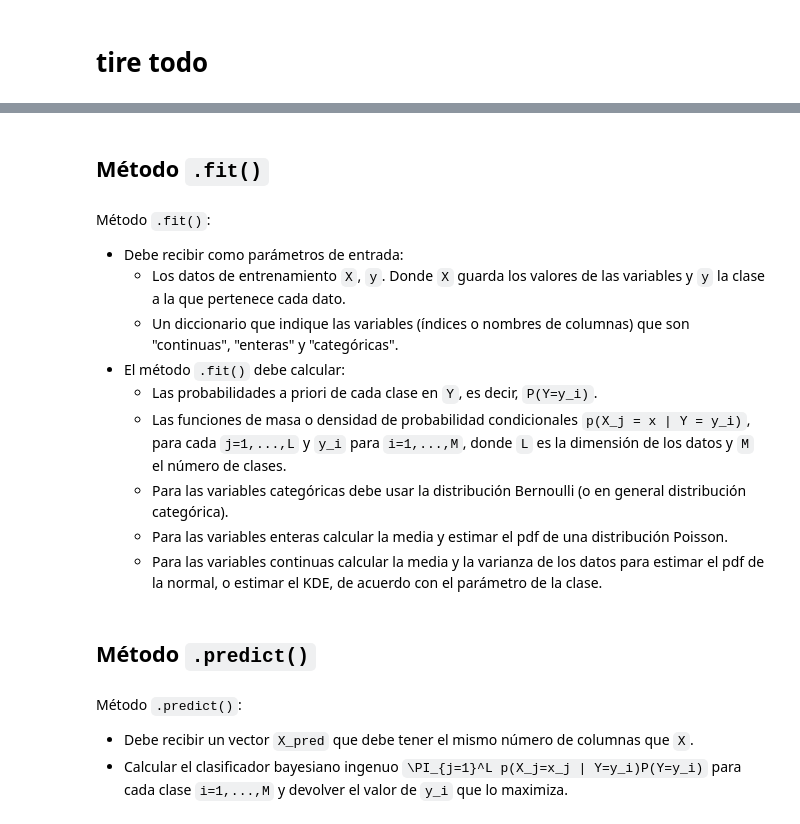
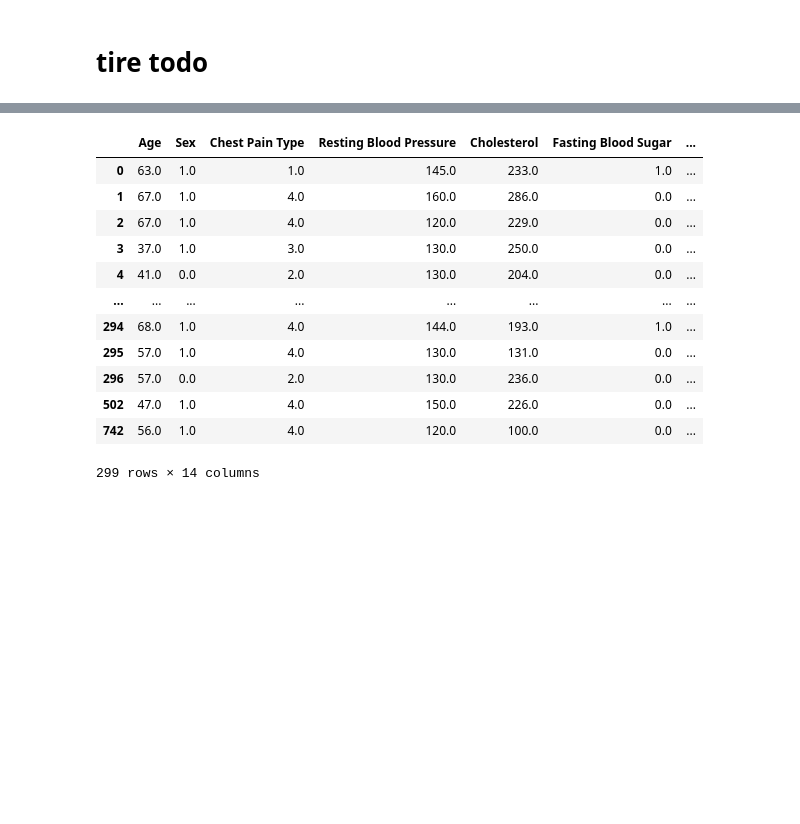
Before and after one commit to heritaco/Pattern-Recognition, a Jupyter notebook: 02-Clasificadores-Probabilisticos/Act2_Trejo_Espino.ipynb, the cells around one changed output, grey strips where cells are left out. Drawn from its saved outputs; the diff is of its cells as text; code cells hidden in the pictures; blank space fills up the shorter version.

Commit message:
funcion

```diff
--- a/02-Clasificadores-Probabilisticos/Act2_Trejo_Espino.ipynb
+++ b/02-Clasificadores-Probabilisticos/Act2_Trejo_Espino.ipynb
@@ -481,6 +476,6 @@ pxIw0.head()
 # %% [markdown]
 # tire todo
 # %%
-cleavland.replace("?", np.nan, inplace=True)
-cleavland.dropna(inplace=True)
-cleavland = cleavland.apply(pd.to_numeric)
+df.replace("?", np.nan, inplace=True)
+df.dropna(inplace=True)
+df = df.apply(pd.to_numeric)
@@ -529,19 +482,16 @@ plt.show()
-# %% [markdown]
-## **Método `.fit()`**
-# %% [markdown]
-Método `.fit()`:
-- Debe recibir como parámetros de entrada:
-  - Los datos de entrenamiento `X`, `y`. Donde `X` guarda los valores de las variables y `y` la clase a la que pertenece cada dato.
-  - Un diccionario que indique las variables (índices o nombres de columnas) que son "continuas", "enteras" y "categóricas".
-- El método `.fit()` debe calcular:
-  - Las probabilidades a priori de cada clase en `Y`, es decir, `P(Y=y_i)`.
-  - Las funciones de masa o densidad de probabilidad condicionales `p(X_j = x | Y = y_i)`, para cada `j=1,...,L` y `y_i` para `i=1,...,M`, donde `L` es la dimensión de los datos y `M` el número de clases.
-  - Para las variables categóricas debe usar la distribución Bernoulli (o en general distribución categórica).
-  - Para las variables enteras calcular la media y estimar el pdf de una distribución Poisson.
-  - Para las variables continuas calcular la media y la varianza de los datos para estimar el pdf de la normal, o estimar el KDE, de acuerdo con el parámetro de la clase.
-# %% [markdown]
-## **Método `.predict()`**
-# %% [markdown]
-Método `.predict()`:
-- Debe recibir un vector `X_pred` que debe tener el mismo número de columnas que `X`.
-- Calcular el clasificador bayesiano ingenuo `\PI_{j=1}^L p(X_j=x_j | Y=y_i)P(Y=y_i)` para cada clase `i=1,...,M` y devolver el valor de `y_i` que lo maximiza.
+# %%
+df
+# %% [output]
+|  | Age | Sex | Chest Pain Type | Resting Blood Pressure | Cholesterol | Fasting Blood Sugar | ... |
+| 0 | 63.0 | 1.0 | 1.0 | 145.0 | 233.0 | 1.0 | ... |
+| 1 | 67.0 | 1.0 | 4.0 | 160.0 | 286.0 | 0.0 | ... |
+| 2 | 67.0 | 1.0 | 4.0 | 120.0 | 229.0 | 0.0 | ... |
+| 3 | 37.0 | 1.0 | 3.0 | 130.0 | 250.0 | 0.0 | ... |
+| 4 | 41.0 | 0.0 | 2.0 | 130.0 | 204.0 | 0.0 | ... |
+| ... | ... | ... | ... | ... | ... | ... | ... |
+| 294 | 68.0 | 1.0 | 4.0 | 144.0 | 193.0 | 1.0 | ... |
+| 295 | 57.0 | 1.0 | 4.0 | 130.0 | 131.0 | 0.0 | ... |
+| 296 | 57.0 | 0.0 | 2.0 | 130.0 | 236.0 | 0.0 | ... |
+| 502 | 47.0 | 1.0 | 4.0 | 150.0 | 226.0 | 0.0 | ... |
+| 742 | 56.0 | 1.0 | 4.0 | 120.0 | 100.0 | 0.0 | ... |
+299 rows × 14 columns
```
Also changed, not shown: parts of 28 cells of this notebook.
